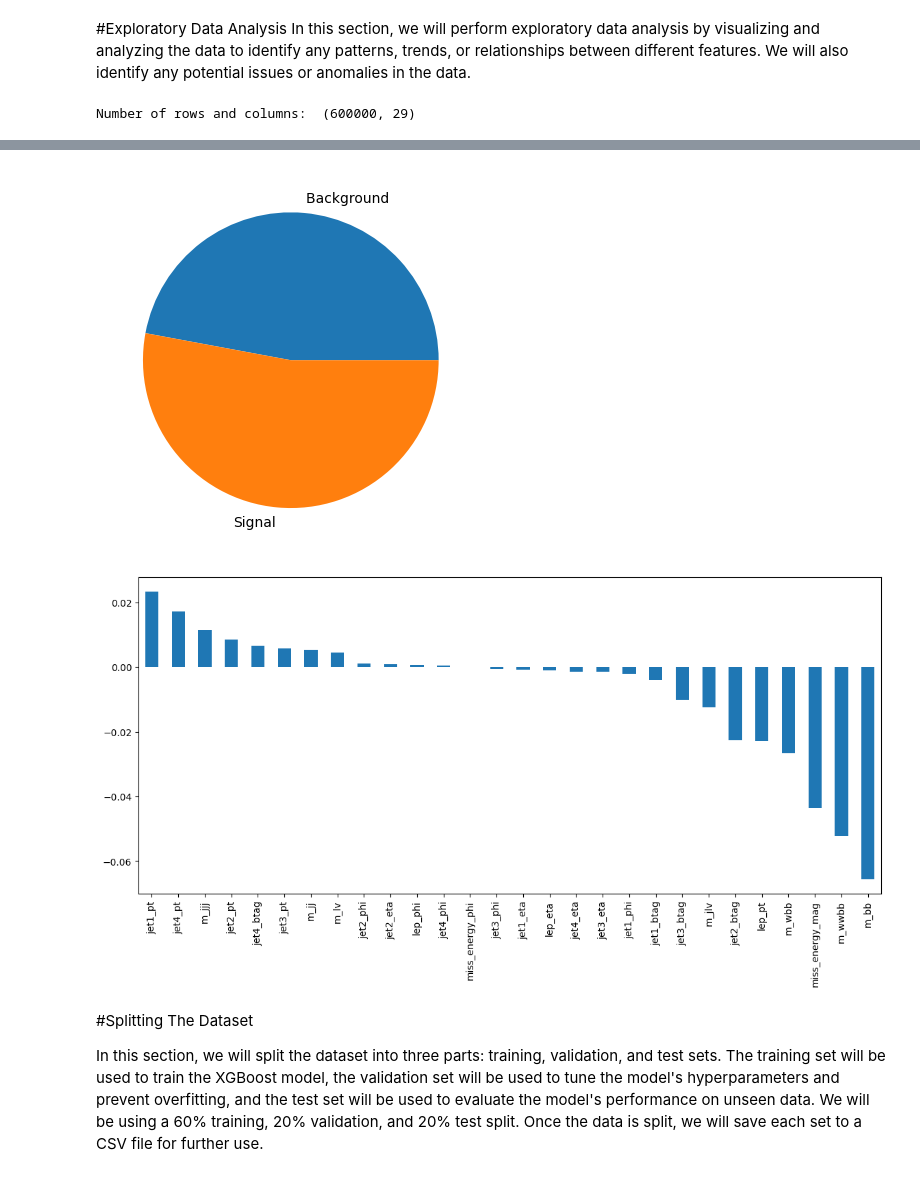
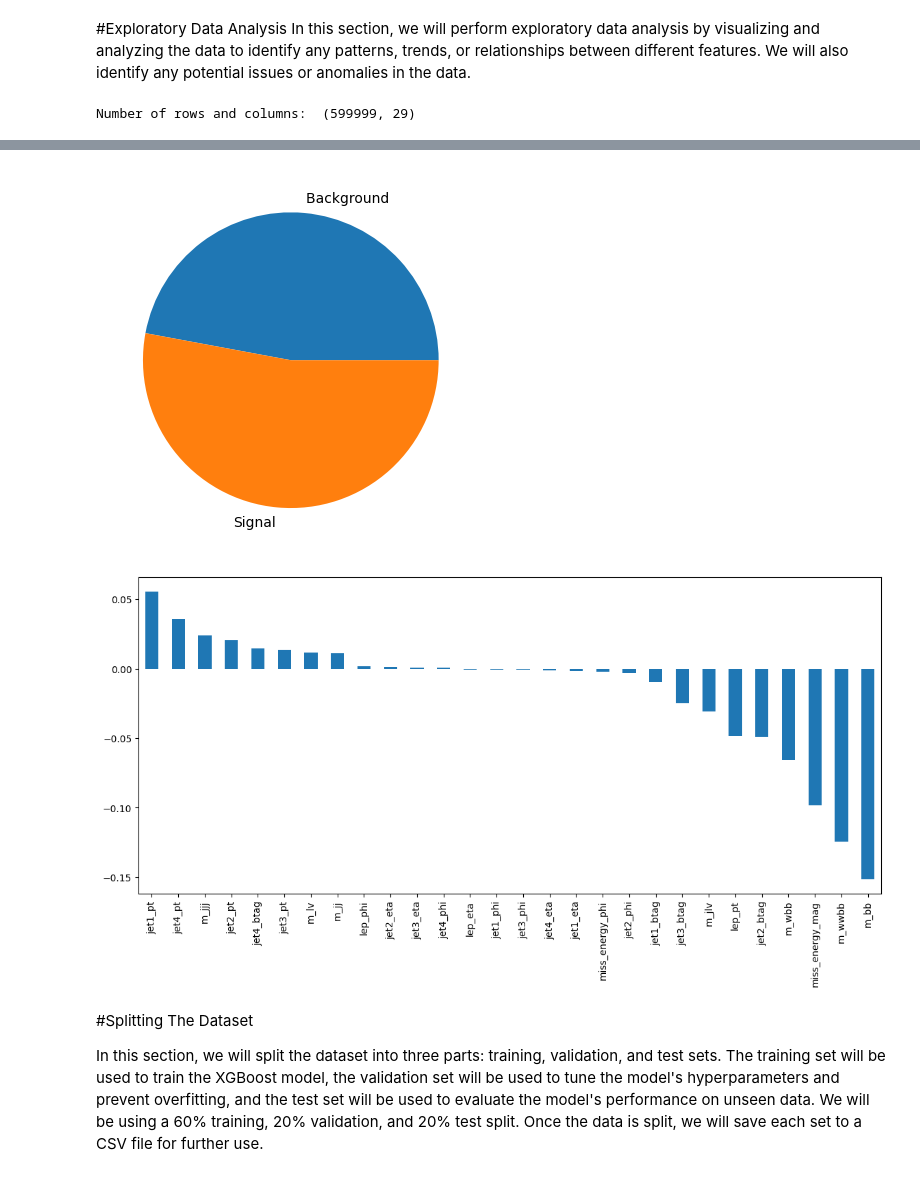
Before and after one commit to YahyaEryani/quantum-model, a Jupyter notebook: notebooks/01_data_exploration.ipynb, the cells around one changed output, grey strips where cells are left out. Saved outputs shown, nothing was run; the diff lists cells and outputs as text; code cells hidden in the pictures.

Commit message:
Fixed misaligned indices causing NaN values in dataset

```diff
--- a/notebooks/01_data_exploration.ipynb
+++ b/notebooks/01_data_exploration.ipynb
@@ -18,8 +18,12 @@ from tabulate import tabulate
 Here, we will load the Higgs boson dataset into a pandas DataFrame and inspect the data to get a better understanding of the data structure and format.
 # %%
 # Load data from CSV file into a pandas DataFrame
-# Specify the data path
-data_path = 'HIGGS_train.csv'
+# Mount Google Drive in Colab
+from google.colab import drive
+drive.mount('/content/drive')
+
+# Load data from Google Drive
+data_path = '/content/drive/MyDrive/Higgs_dataset/raw/HIGGS_train.csv'
 
 # Read the CSV file using pandas read_csv function
 data = pd.read_csv(data_path, header=None, low_memory=False)
@@ -97,6 +102,10 @@ normalized_features = scaler.fit_transform(feature_columns)
 # Convert the normalized features back to a DataFrame
 normalized_features_df = pd.DataFrame(normalized_features, columns=feature_columns.columns)
 
+# Reset the indices of both DataFrames
+class_labels = class_labels.reset_index(drop=True)
+normalized_features_df = normalized_features_df.reset_index(drop=True)
+
 # Add the class_label column back to the DataFrame
 normalized_data = pd.concat([class_labels, normalized_features_df], axis=1)
 # %% [output]
@@ -140,37 +149,37 @@ In this section, we will perform exploratory data analysis by visualizing and an
 # %%
 # Print the number of rows and columns in the dataset
 print("Number of rows and columns: ", normalized_data.shape)
 
 # Plot a count plot of the class label
 sns.countplot(data=normalized_data, x="class_label")
 plt.show()
 
 # Plot a correlation matrix of the features
 corr = normalized_data.corr()
 sns.heatmap(corr, cmap="coolwarm")
 plt.show()
 
 #create a pie chart to visualize the proportion of signal and background events in the dataset
 counts_signal = normalized_data['class_label'].value_counts()[1]
 counts_background = normalized_data['class_label'].value_counts()[0]
 plt.pie( [counts_background,counts_signal], labels=['Background ','Signal'] )
 plt.show()
 
 #Compute the correlation coefficients between each feature and the class_label
 corr_with_label = normalized_data.corr()['class_label'].sort_values(ascending=False)
 plt.figure(figsize=(14,6))
 corr_with_label.drop('class_label').plot.bar()
 plt.show()
 
-# Save the data to CSV files
-normalized_data.to_csv('HIGGS_processed.csv', index=False)
-normalized_data.to_pickle('HIGGS_processed.pkl')
+# Save the data to pickle file
+# normalized_data.to_csv('HIGGS_processed.csv', index=False)
+# normalized_data.to_pickle('HIGGS_processed.pkl')
 # %% [output]
-Number of rows and columns:  (600000, 29)
+Number of rows and columns:  (599999, 29)
 [figure]
 [figure]
 [figure]
-[figure, old version]
+[figure, new version]
 # %% [markdown]
 #Splitting The Dataset
 
```
Also changed, not shown: parts of 1 cell of this notebook.
